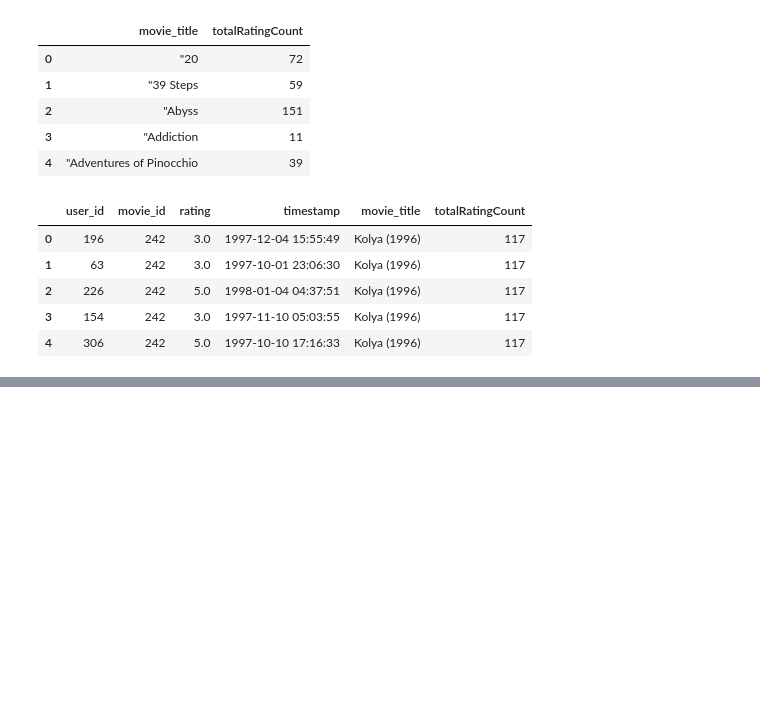
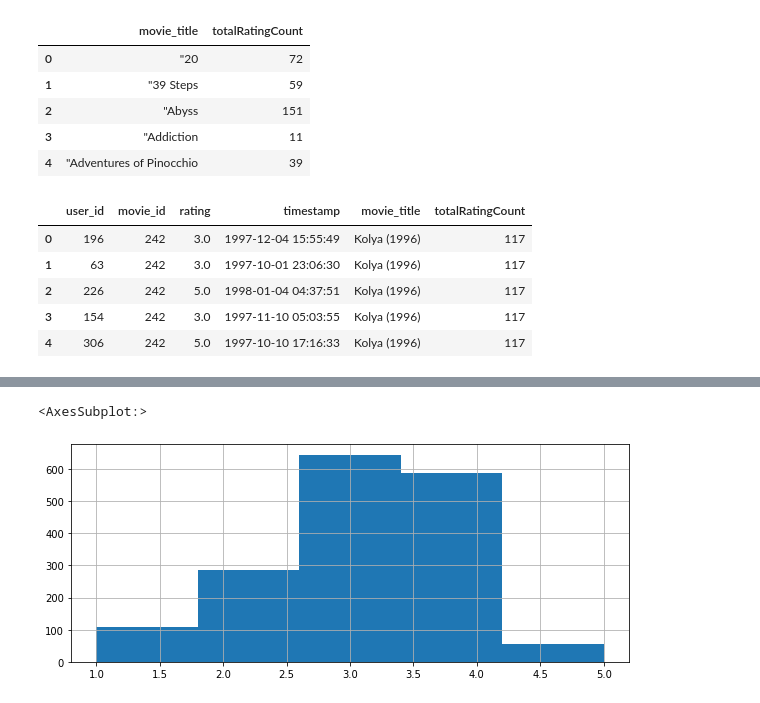
Before and after one commit to sibblu/movie-recommendation-using-user-personality, a Jupyter notebook: EDA.ipynb, the cells around one changed output, grey strips where cells are left out. Saved outputs shown, nothing was run; the diff lists cells and outputs as text; code cells hidden in the pictures; blank space fills up the shorter version.

```diff
--- a/EDA.ipynb
+++ b/EDA.ipynb
@@ -103,0 +115,5 @@ movie_ratings_by_user_with_total_rating_count.head()
+# %%
+#Average ratings for each movie
+avg_ratings = pd.DataFrame(movie_ratings_by_user_with_total_rating_count.groupby('movie_id')['rating'].mean())
+avg_ratings['rating_counts'] = pd.DataFrame(movie_ratings_by_user_with_total_rating_count.groupby('movie_id')['rating'].count())
+avg_ratings.head()
@@ -103,0 +128,7 @@ movie_ratings_by_user_with_total_rating_count.head()
+# %%
+#average rating distribution
+plt.figure(figsize=(10,4))
+avg_ratings['rating'].hist(bins=5)
+# %% [output]
+<AxesSubplot:>
+[figure, added]
```
Also changed, not shown: parts of 13 cells of this notebook, 1 other file.
